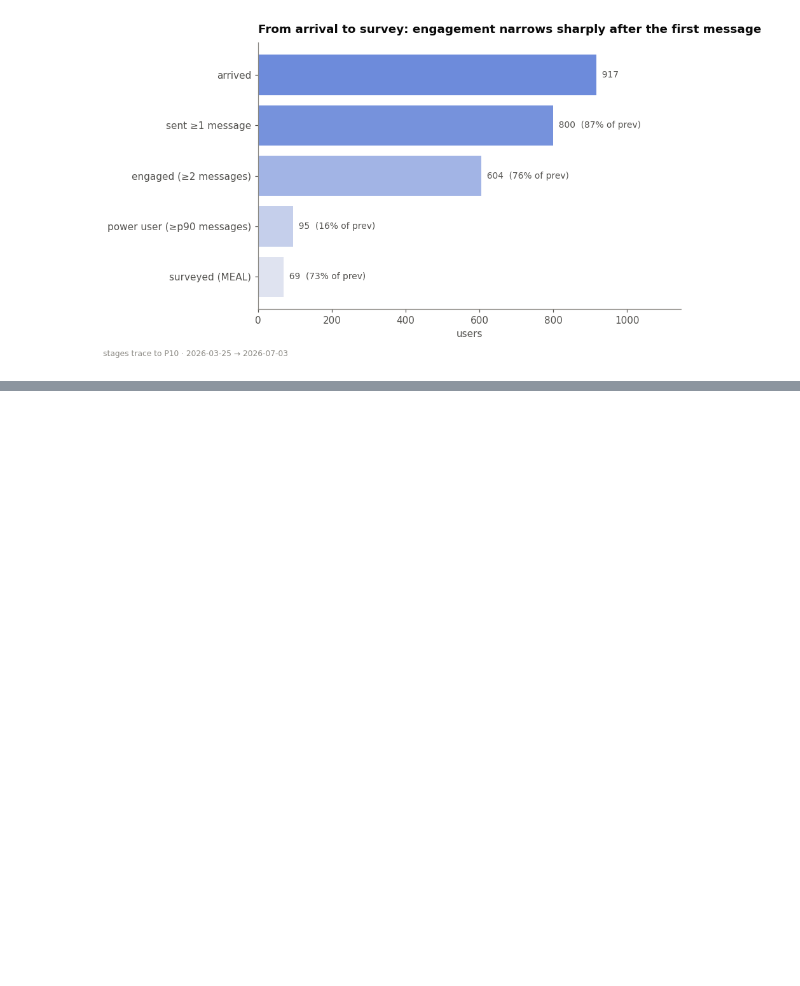
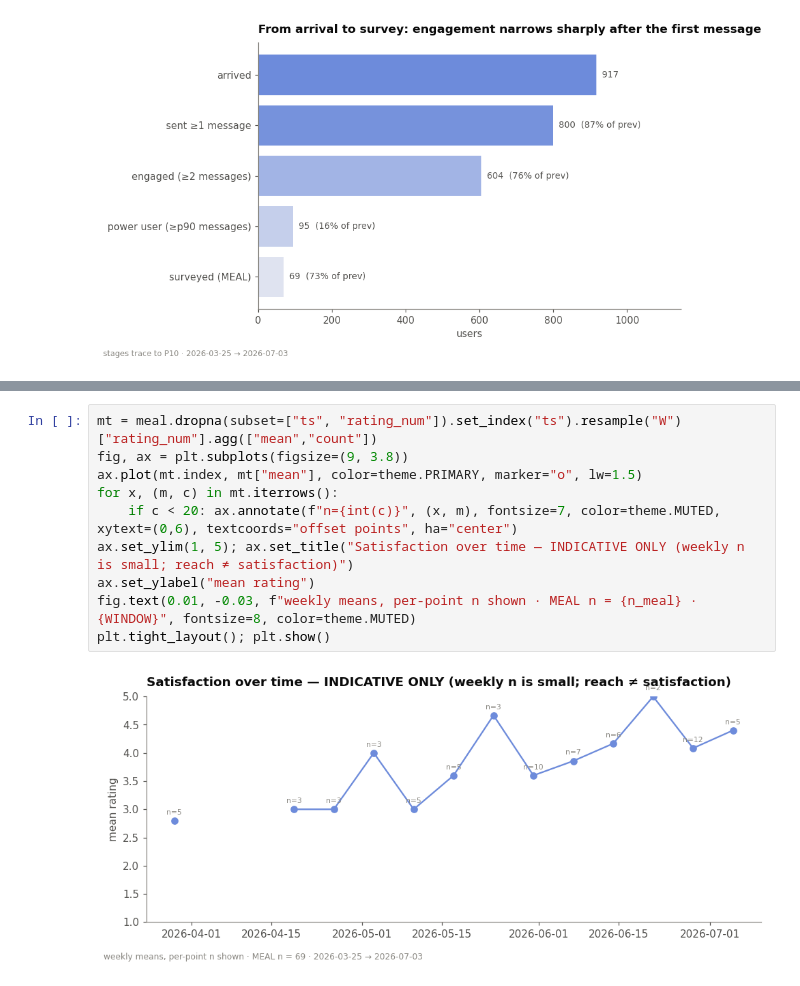
Before and after one commit to DiversaStudio/chatbot_methodology_mmc, a Jupyter notebook: notebooks/02_demand_behaviour_experience.ipynb, the cells around one changed output, grey strips where cells are left out. Cells and saved outputs as stored; diff of their text form; blank space fills up the shorter version.

```diff
--- a/notebooks/02_demand_behaviour_experience.ipynb
+++ b/notebooks/02_demand_behaviour_experience.ipynb
@@ -222,0 +263,12 @@ plt.tight_layout(); plt.show()
+# %%
+mt = meal.dropna(subset=["ts", "rating_num"]).set_index("ts").resample("W")["rating_num"].agg(["mean","count"])
+fig, ax = plt.subplots(figsize=(9, 3.8))
+ax.plot(mt.index, mt["mean"], color=theme.PRIMARY, marker="o", lw=1.5)
+for x, (m, c) in mt.iterrows():
+    if c < 20: ax.annotate(f"n={int(c)}", (x, m), fontsize=7, color=theme.MUTED, xytext=(0,6), textcoords="offset points", ha="center")
+ax.set_ylim(1, 5); ax.set_title("Satisfaction over time — INDICATIVE ONLY (weekly n is small; reach ≠ satisfaction)")
+ax.set_ylabel("mean rating")
+fig.text(0.01, -0.03, f"weekly means, per-point n shown · MEAL n = {n_meal} · {WINDOW}", fontsize=8, color=theme.MUTED)
+plt.tight_layout(); plt.show()
+# %% [output]
+[figure, added]
```
Also changed, not shown: parts of 3 cells of this notebook.
